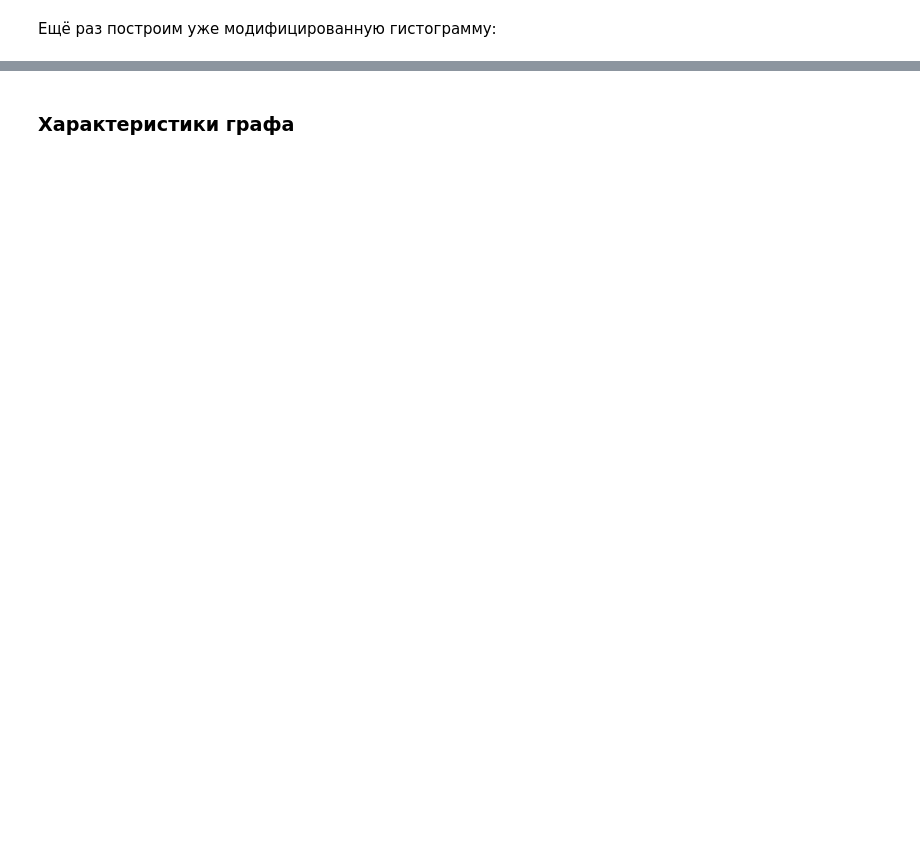
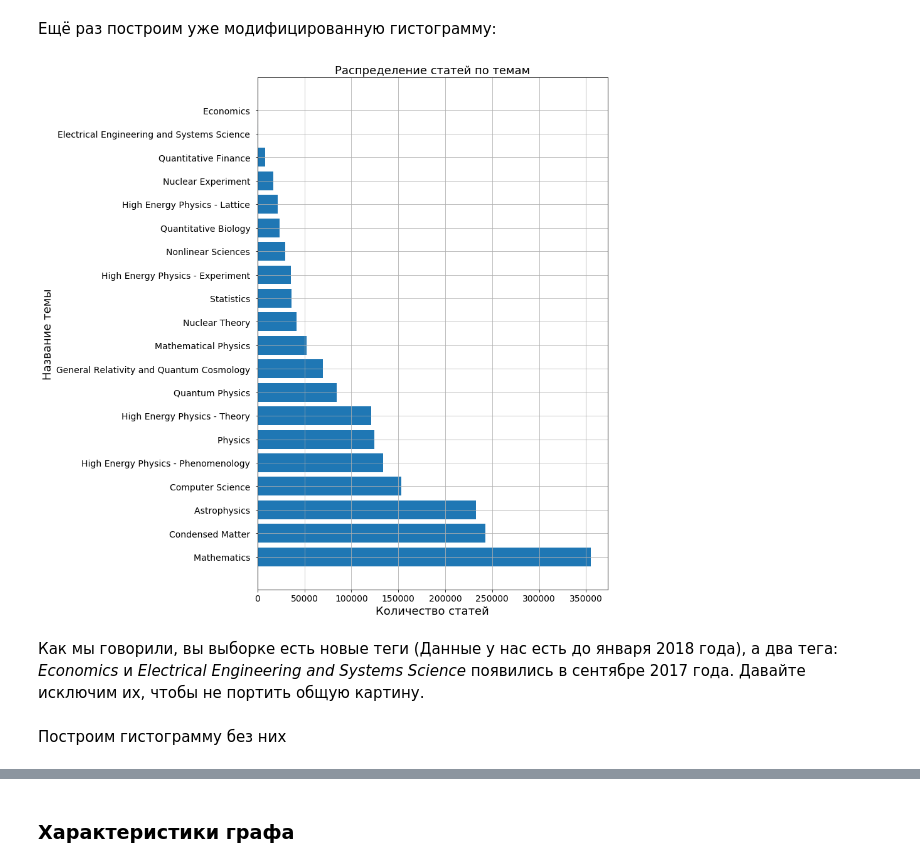
Before and after one commit to Hedgehogues/MSU_PZAD, a Jupyter notebook: HW-graph/Untitled.ipynb, the cells around one changed output, grey strips where cells are left out. Drawn from its saved outputs; the diff is of its cells as text; code cells hidden in the pictures; blank space fills up the shorter version.

```diff
--- a/HW-graph/Untitled.ipynb
+++ b/HW-graph/Untitled.ipynb
@@ -125,3 +129,32 @@ for doc in docs:
         docs[doc][ArxivTags.Tags].remove(tag)
 # %% [markdown]
 Ещё раз построим уже модифицированную гистограмму:
+# %%
+count_themes = Counter()
+for doc in docs:
+    for tag in docs[doc][ArxivTags.GeneralTags]:
+        count_themes[tag] += 1
+
+items = sorted(list(count_themes.items()), key=lambda el: el[1])[::-1]
+h = [x[1] for x in items]
+names = [x[0] for x in items]
+names = [actuals[name] if name in actuals else name for name in names]
+pos = list(range(len(h)))
+plt.figure(figsize=(10, 15))
+plt.title('Распределение статей по темам', fontsize=18)
+plt.barh(pos, h)
+plt.ylabel('Название темы', fontsize=18)
+plt.xlabel('Количество статей', fontsize=18)
+plt.yticks(pos, names, fontsize=14)
+plt.xticks(fontsize=14)
+plt.grid(True)
+
+del count_themes
+del items
+del names
+del pos
+del h
+# %% [output]
+[figure, added]
+# %% [markdown]
+Как мы говорили, вы выборке есть новые теги (Данные у нас есть до января 2018 года), а два тега: *Economics* и *Electrical Engineering and Systems Science* появились в сентябре 2017 года. Давайте исключим их, чтобы не портить общую картину.
@@ -128,3 +173,5 @@ for doc in docs:
+# %% [markdown]
+Построим гистограмму без них
 # %%
 count_themes = Counter()
 for doc in docs:
```
Also changed, not shown: parts of 72 cells of this notebook.
